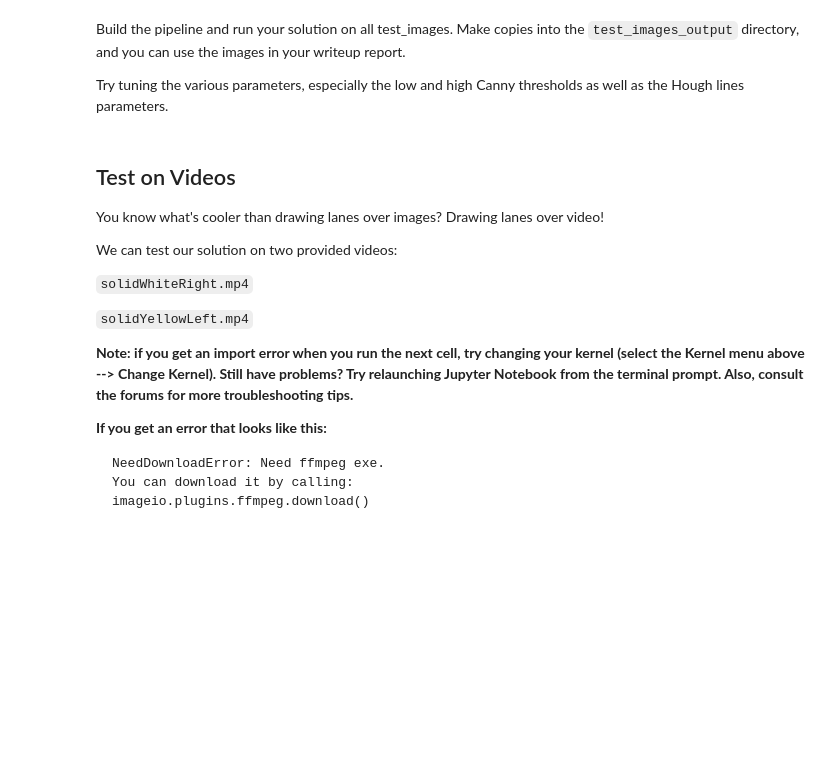
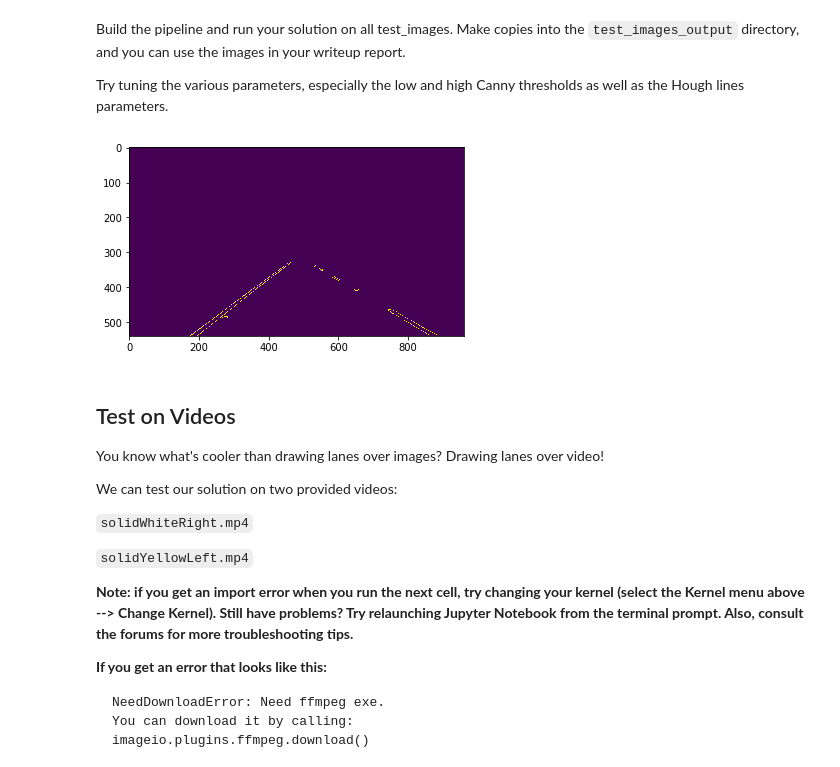
Before and after one commit to acidhills/udacity_traffic_lanes, a Jupyter notebook: P1.ipynb, the cells around one changed output. Drawn from its saved outputs; the diff is of its cells as text; code cells hidden in the pictures; blank space fills up the shorter version.

```diff
--- a/P1.ipynb
+++ b/P1.ipynb
@@ -246,20 +283,22 @@ def get_line(top,bot,oposit_top):
 # %%
 # TODO: Build your pipeline that will draw lane lines on the test_images
 # then save them to the test_images_output directory.
 from pathlib import Path
 Path("test_images_output").mkdir(parents=True, exist_ok=True)
 for img in os.listdir("test_images/"):
     image = mpimg.imread('test_images/'+img)
     gray_img = get_prepared_image(image)
-    left, right = get_lines(gray_img)
+    left, right = get_dots(gray_img)
 
     line_img_t = np.zeros((image.shape[0], image.shape[1], 3), dtype=np.uint8)
     ltop,lbot =get_left_border(left)
     rtop, rbot =get_right_border(right)
 
     draw_lines(image, [get_line(ltop,lbot,rtop),get_line(rtop, rbot,ltop)], thickness=10)
     mpimg.imsave('test_images_output/'+img, image)
 # plt.imshow(image)
+# %% [output]
+[figure, added]
 # %% [markdown]
 ## Test on Videos
 
```
Also changed, not shown: parts of 6 cells of this notebook.
